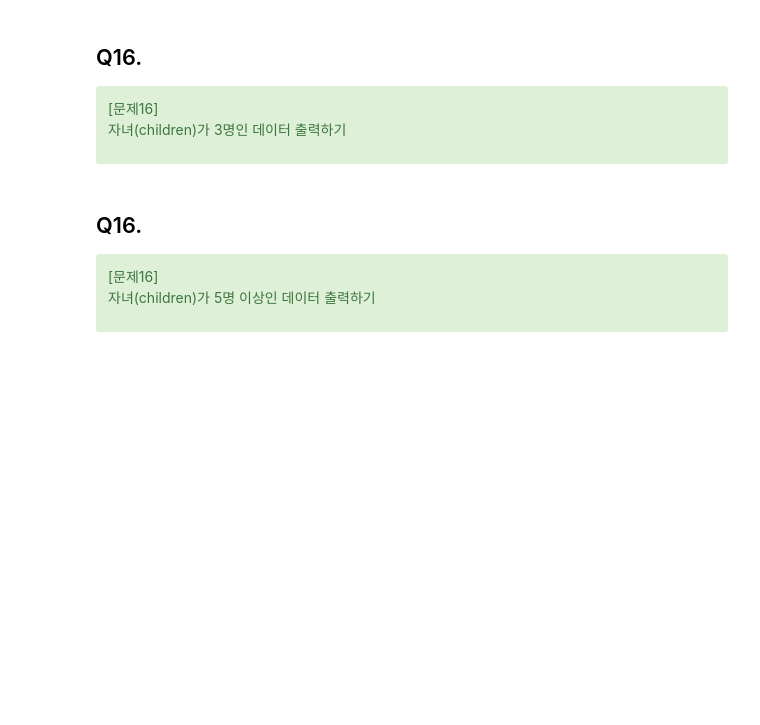
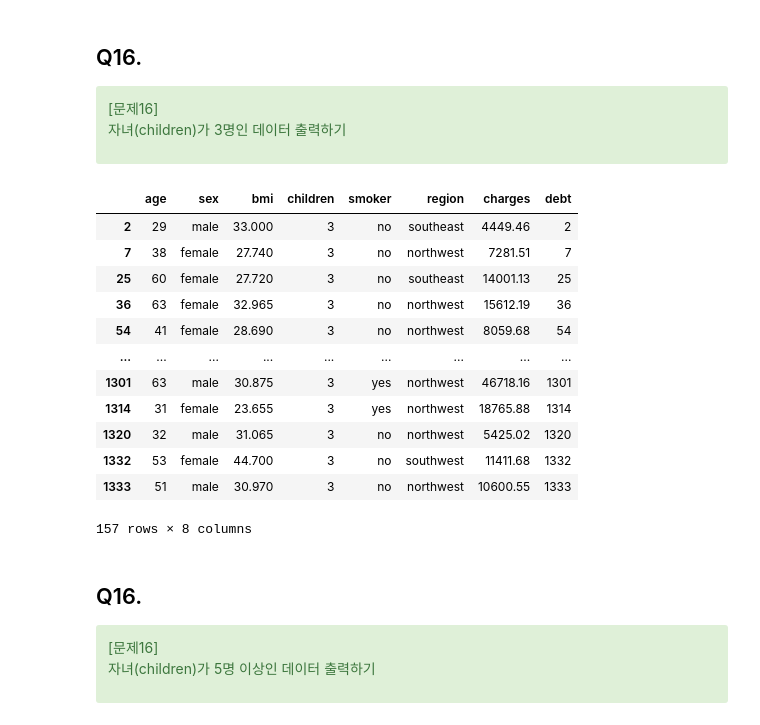
Before and after one commit to PARKHYOUNJUNG/phj_lms23, a Jupyter notebook: CODE/PHJ_8days.ipynb, the cells around one changed output. Saved outputs shown, nothing was run; the diff lists cells and outputs as text; code cells hidden in the pictures; blank space fills up the shorter version.

```diff
--- a/CODE/PHJ_8days.ipynb
+++ b/CODE/PHJ_8days.ipynb
@@ -290,6 +420,22 @@ pd.value_counts
 
 자녀(children)가 3명인 데이터 출력하기
 </div>
+# %%
+df[df['children'] == 3]
+# %% [output]
+|  | age | sex | bmi | children | smoker | region | charges | debt |
+| 2 | 29 | male | 33.000 | 3 | no | southeast | 4449.46 | 2 |
+| 7 | 38 | female | 27.740 | 3 | no | northwest | 7281.51 | 7 |
+| 25 | 60 | female | 27.720 | 3 | no | southeast | 14001.13 | 25 |
+| 36 | 63 | female | 32.965 | 3 | no | northwest | 15612.19 | 36 |
+| 54 | 41 | female | 28.690 | 3 | no | northwest | 8059.68 | 54 |
+| ... | ... | ... | ... | ... | ... | ... | ... | ... |
+| 1301 | 63 | male | 30.875 | 3 | yes | northwest | 46718.16 | 1301 |
+| 1314 | 31 | female | 23.655 | 3 | yes | northwest | 18765.88 | 1314 |
+| 1320 | 32 | male | 31.065 | 3 | no | northwest | 5425.02 | 1320 |
+| 1332 | 53 | female | 44.700 | 3 | no | southwest | 11411.68 | 1332 |
+| 1333 | 51 | male | 30.970 | 3 | no | northwest | 10600.55 | 1333 |
+157 rows × 8 columns
 # %% [markdown]
 ## Q16.
 <div class="alert alert-success">
```
Also changed, not shown: parts of 30 cells of this notebook.
